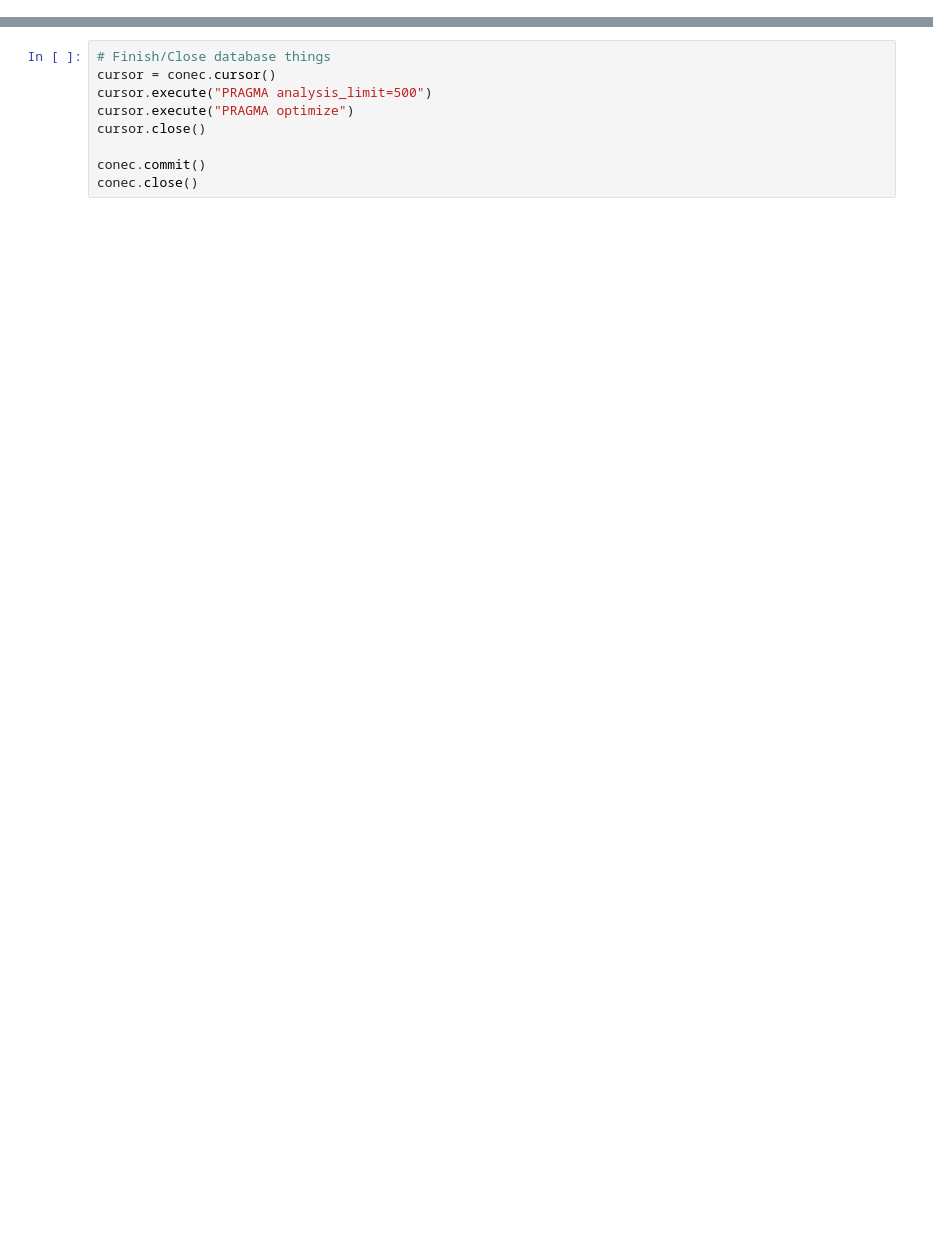
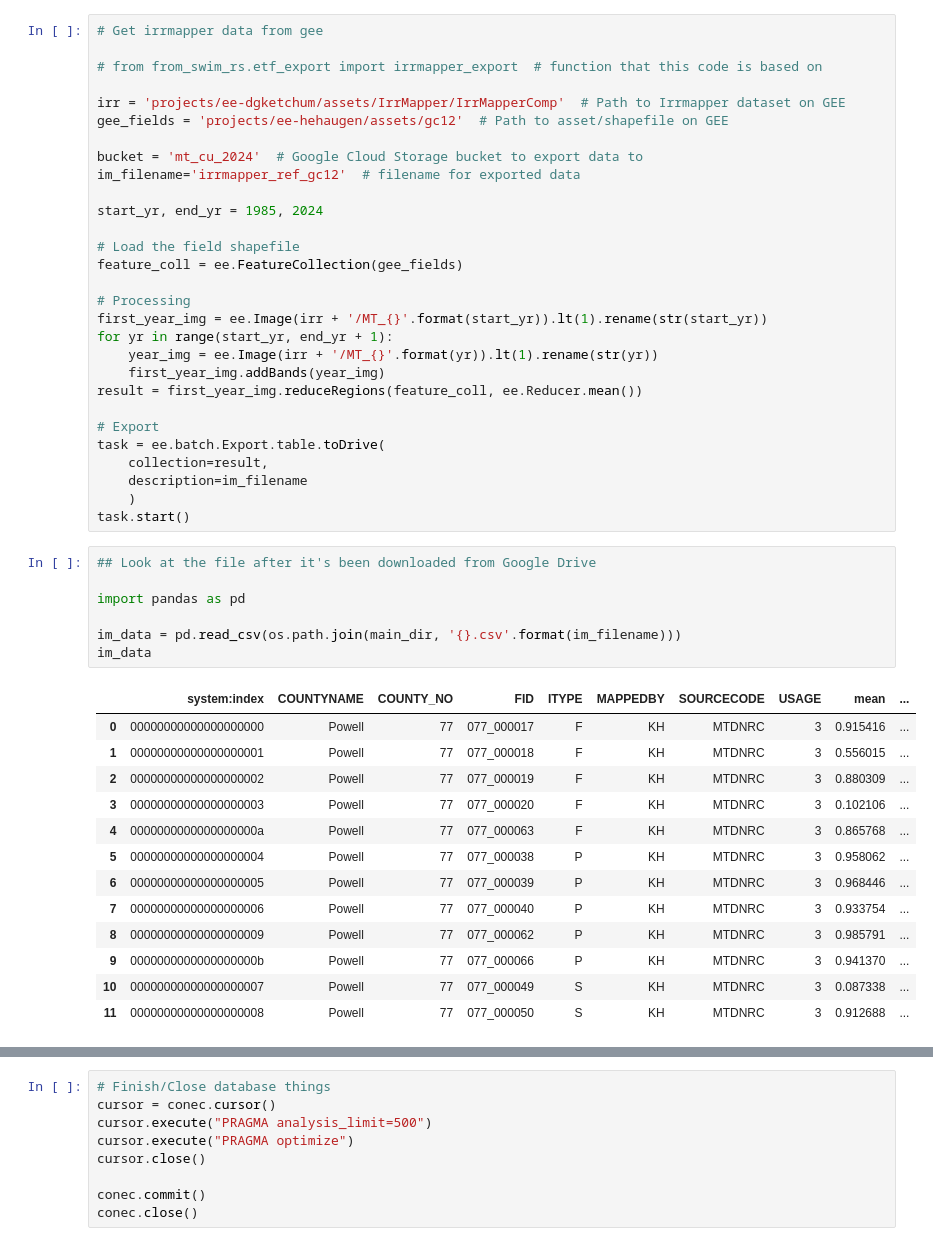
Before and after one commit to MTDNRC-WRD/openet, a Jupyter notebook: examples/example1.ipynb, the cells around one changed output, grey strips where cells are left out. Drawn from its saved outputs; the diff is of its cells as text; blank space fills up the shorter version.

```diff
--- a/examples/example1.ipynb
+++ b/examples/example1.ipynb
@@ -93,0 +74,50 @@ init_db_tables(conec)
+# %%
+# Get irrmapper data from gee
+
+# from from_swim_rs.etf_export import irrmapper_export  # function that this code is based on
+
+irr = 'projects/ee-dgketchum/assets/IrrMapper/IrrMapperComp'  # Path to Irrmapper dataset on GEE
+gee_fields = 'projects/ee-hehaugen/assets/gc12'  # Path to asset/shapefile on GEE
+
+bucket = 'mt_cu_2024'  # Google Cloud Storage bucket to export data to
+im_filename='irrmapper_ref_gc12'  # filename for exported data
+
+start_yr, end_yr = 1985, 2024
+
+# Load the field shapefile
+feature_coll = ee.FeatureCollection(gee_fields)
+
+# Processing
+first_year_img = ee.Image(irr + '/MT_{}'.format(start_yr)).lt(1).rename(str(start_yr))
+for yr in range(start_yr, end_yr + 1):
+    year_img = ee.Image(irr + '/MT_{}'.format(yr)).lt(1).rename(str(yr))
+    first_year_img.addBands(year_img)
+result = first_year_img.reduceRegions(feature_coll, ee.Reducer.mean())
+
+# Export
+task = ee.batch.Export.table.toDrive(
+    collection=result,
+    description=im_filename
+    )
+task.start()
+# %%
+## Look at the file after it's been downloaded from Google Drive
+
+import pandas as pd
+
+im_data = pd.read_csv(os.path.join(main_dir, '{}.csv'.format(im_filename)))
+im_data
+# %% [output]
+|  | system:index | COUNTYNAME | COUNTY_NO | FID | ITYPE | MAPPEDBY | SOURCECODE | USAGE | mean | ... |
+| 0 | 00000000000000000000 | Powell | 77 | 077_000017 | F | KH | MTDNRC | 3 | 0.915416 | ... |
+| 1 | 00000000000000000001 | Powell | 77 | 077_000018 | F | KH | MTDNRC | 3 | 0.556015 | ... |
+| 2 | 00000000000000000002 | Powell | 77 | 077_000019 | F | KH | MTDNRC | 3 | 0.880309 | ... |
+| 3 | 00000000000000000003 | Powell | 77 | 077_000020 | F | KH | MTDNRC | 3 | 0.102106 | ... |
+| 4 | 0000000000000000000a | Powell | 77 | 077_000063 | F | KH | MTDNRC | 3 | 0.865768 | ... |
+| 5 | 00000000000000000004 | Powell | 77 | 077_000038 | P | KH | MTDNRC | 3 | 0.958062 | ... |
+| 6 | 00000000000000000005 | Powell | 77 | 077_000039 | P | KH | MTDNRC | 3 | 0.968446 | ... |
+| 7 | 00000000000000000006 | Powell | 77 | 077_000040 | P | KH | MTDNRC | 3 | 0.933754 | ... |
+| 8 | 00000000000000000009 | Powell | 77 | 077_000062 | P | KH | MTDNRC | 3 | 0.985791 | ... |
+| 9 | 0000000000000000000b | Powell | 77 | 077_000066 | P | KH | MTDNRC | 3 | 0.941370 | ... |
+| 10 | 00000000000000000007 | Powell | 77 | 077_000049 | S | KH | MTDNRC | 3 | 0.087338 | ... |
+| 11 | 00000000000000000008 | Powell | 77 | 077_000050 | S | KH | MTDNRC | 3 | 0.912688 | ... |
```
Also changed, not shown: parts of 27 cells of this notebook, 2 other files.
